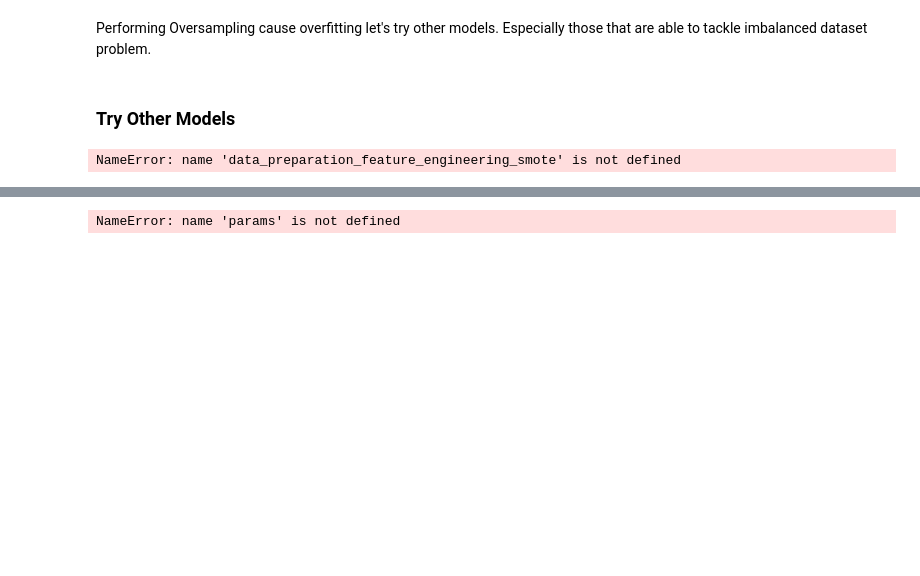
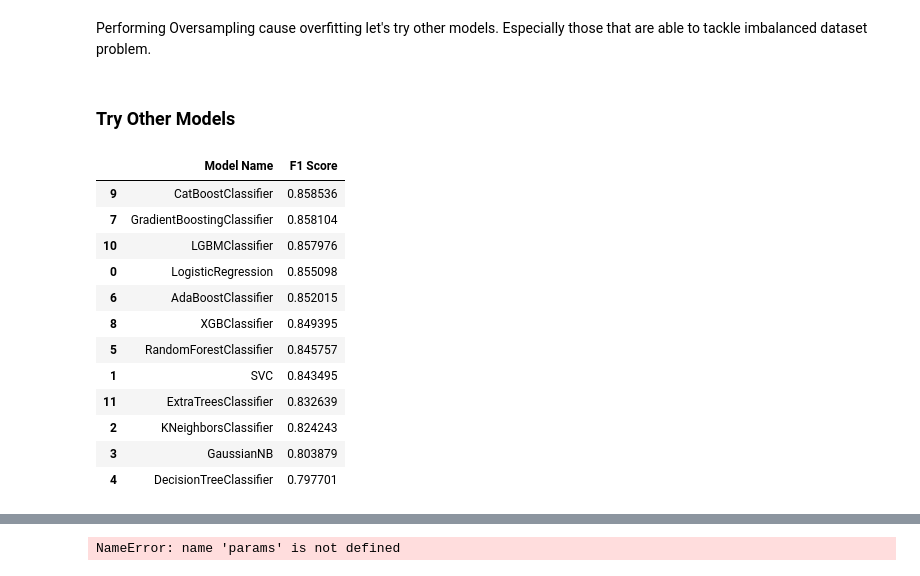
Before and after one commit to marcellinus-witarsah/data-challenge-dsw-2023, a Jupyter notebook: notebooks/03_churn_model.ipynb, the cells around one changed output, grey strips where cells are left out. Saved outputs shown, nothing was run; the diff lists cells and outputs as text; code cells hidden in the pictures; blank space fills up the shorter version.

```diff
--- a/notebooks/03_churn_model.ipynb
+++ b/notebooks/03_churn_model.ipynb
@@ -783,7 +781,7 @@ Performing Oversampling cause overfitting let's try other models. Especially tho
 # %% [markdown]
 ### Try Other Models
 # %%
-# # classifiers
+# classifiers
 from sklearn.tree import DecisionTreeClassifier
 from sklearn.ensemble import AdaBoostClassifier
 from sklearn.ensemble import RandomForestClassifier
@@ -792,55 +790,76 @@ from sklearn.ensemble import GradientBoostingClassifier
 from sklearn.naive_bayes import GaussianNB
 from sklearn.svm import SVC
 from sklearn.neighbors import KNeighborsClassifier
+from sklearn.linear_model import LogisticRegression
 from xgboost import XGBClassifier
 from catboost import CatBoostClassifier
 from lightgbm import LGBMClassifier
 from sklearn.metrics import recall_score, precision_score, f1_score
+from sklearn.model_selection import train_test_split, StratifiedShuffleSplit, cross_val_score
+from sklearn.preprocessing import StandardScaler
+from imblearn.over_sampling import SMOTE
 
 models = [
     LogisticRegression(random_state=42, max_iter=200), SVC(probability=True), KNeighborsClassifier(), GaussianNB(),
     DecisionTreeClassifier(random_state=42), RandomForestClassifier(random_state=42),
     AdaBoostClassifier(random_state=42), GradientBoostingClassifier(random_state=42), XGBClassifier(random_state=42),
     CatBoostClassifier(random_state=42), LGBMClassifier(objective='binary', random_state=42), ExtraTreesClassifier(random_state=42)
 ]
 
 recalls = []
 precisions = []
 f1s = []
 roc_aucs = []
 threshold=0.5
 
 for model in models:
-    # get data
-    (X_train, X_test, y_train, y_test) = data_preparation_feature_engineering_smote(df_ori)
+    # Data Preparation
+    # ==============================================
+    df = df_ori.copy().drop(columns=["Customer ID"])  # drop unimportant data
+    df['Total Purchase'] = df['Tenure Months'] * df['Monthly Purchase (Thou. IDR)']  # feature engineering
+    df["Device Class"] = df["Device Class"].replace({"High End": 3, "Mid End": 2, "Low End": 1})  # encode Device Class
+    df['Churn Label'] = df['Churn Label'].replace({"Yes": 1, "No": 0})  # encode Churn Label
+    X, y = pd.get_dummies(df.drop(columns=["Churn Label"]), dtype=int), df["Churn Label"]  # split data
+    X_train, X_test, y_train, y_test = train_test_split(X, y, test_size=0.2, random_state=42, stratify=y, shuffle=True)
 
+    # Oversampling for balancing dataset
+    # ==============================================
+    smote = SMOTE(random_state=42)  # <<<<<<<<<<<<< SMOTE OVERSAMPLING
+    X_train, y_train = smote.fit_resample(X_train, y_train)  # <<<<<<<<<<<<< SMOTE OVERSAMPLING
 
-    # standardize data
+    # Scale data
+    # ========================================
     scaler = StandardScaler()
-    X_train = scaler.fit_transform(X_train)
+    X_train = scaler.fit_transform(X_train)  # <<<<<<<<<<<<< SCALING
+    X_test = scaler.transform(X_test)  # <<<<<<<<<<<<< SCALING
 
-    # train
-    model.fit(X_train, y_train)
+    # Cross Validation
+    # ========================================
+    cv = StratifiedShuffleSplit(n_splits=5,  test_size=0.2, random_state=42)
+    score = cross_val_score(model, X_train, y_train, cv=cv, scoring='f1')
+    f1s.append(score.mean())
+    print(f"{model.__class__.__name__} done")
 
-    # predict
-    y_pred_proba = model.predict_proba(scaler.transform(X_test))
-    y_pred = [1 if proba > threshold else 0 for proba in y_pred_proba[:, 1]]
-    recalls.append(recall_score(y_test, y_pred))
-    precisions.append(precision_score(y_test, y_pred))
-    f1s.append(f1_score(y_test, y_pred))
-    roc_aucs.append(roc_auc_score(y_test, y_pred))
 
 df_model = pd.DataFrame(
     {
         "Model Name": [model.__class__.__name__ for model in models],
-        "Threshold": [threshold for _ in range(len(models))],
-        "Recall": recalls,
-        "Precisions": precisions,
         "F1 Score": f1s,
-        "ROC AUC Score": roc_aucs,
     }
 )
 
-df_model
+df_model.sort_values(by="F1 Score", ascending=False)
 # %% [output]
-NameError: name 'data_preparation_feature_engineering_smote' is not defined
+|  | Model Name | F1 Score |
+| 9 | CatBoostClassifier | 0.858536 |
+| 7 | GradientBoostingClassifier | 0.858104 |
+| 10 | LGBMClassifier | 0.857976 |
+| 0 | LogisticRegression | 0.855098 |
+| 6 | AdaBoostClassifier | 0.852015 |
+| 8 | XGBClassifier | 0.849395 |
+| 5 | RandomForestClassifier | 0.845757 |
+| 1 | SVC | 0.843495 |
+| 11 | ExtraTreesClassifier | 0.832639 |
+| 2 | KNeighborsClassifier | 0.824243 |
+| 3 | GaussianNB | 0.803879 |
+| 4 | DecisionTreeClassifier | 0.797701 |
```
Also changed, not shown: parts of 8 cells of this notebook, 4 other files.
